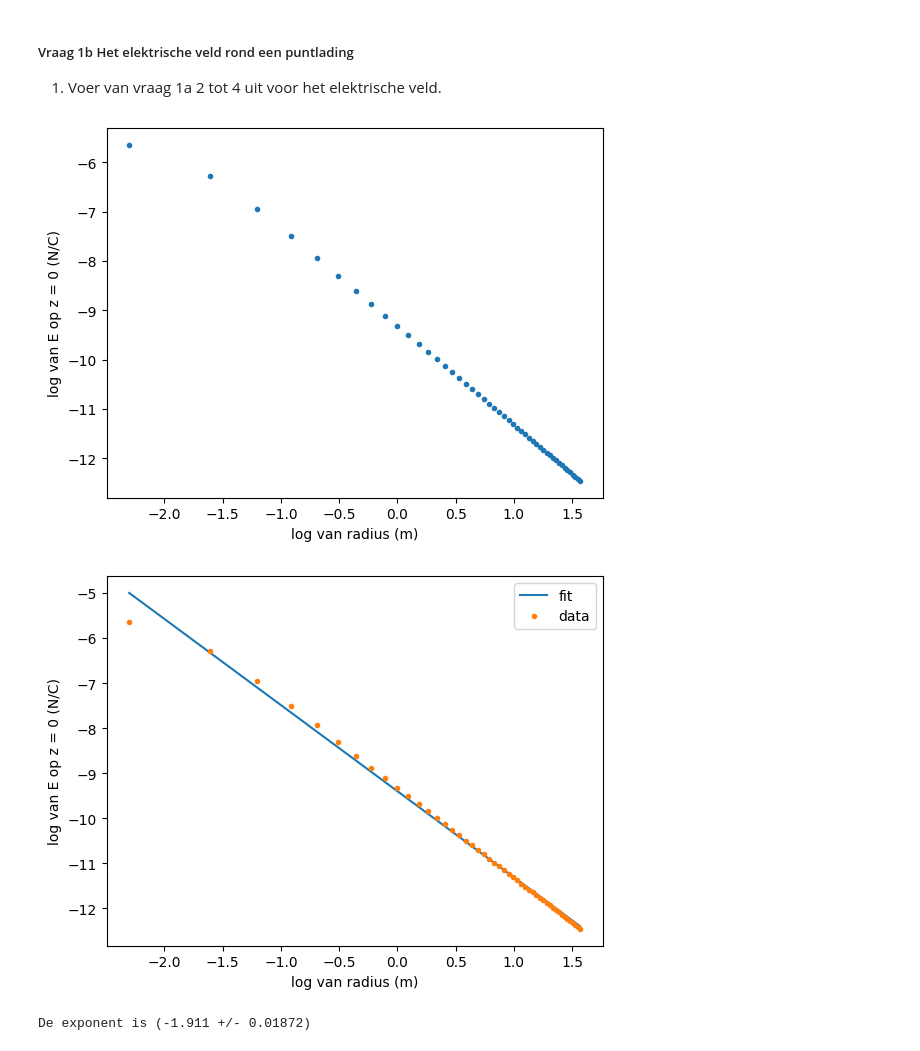
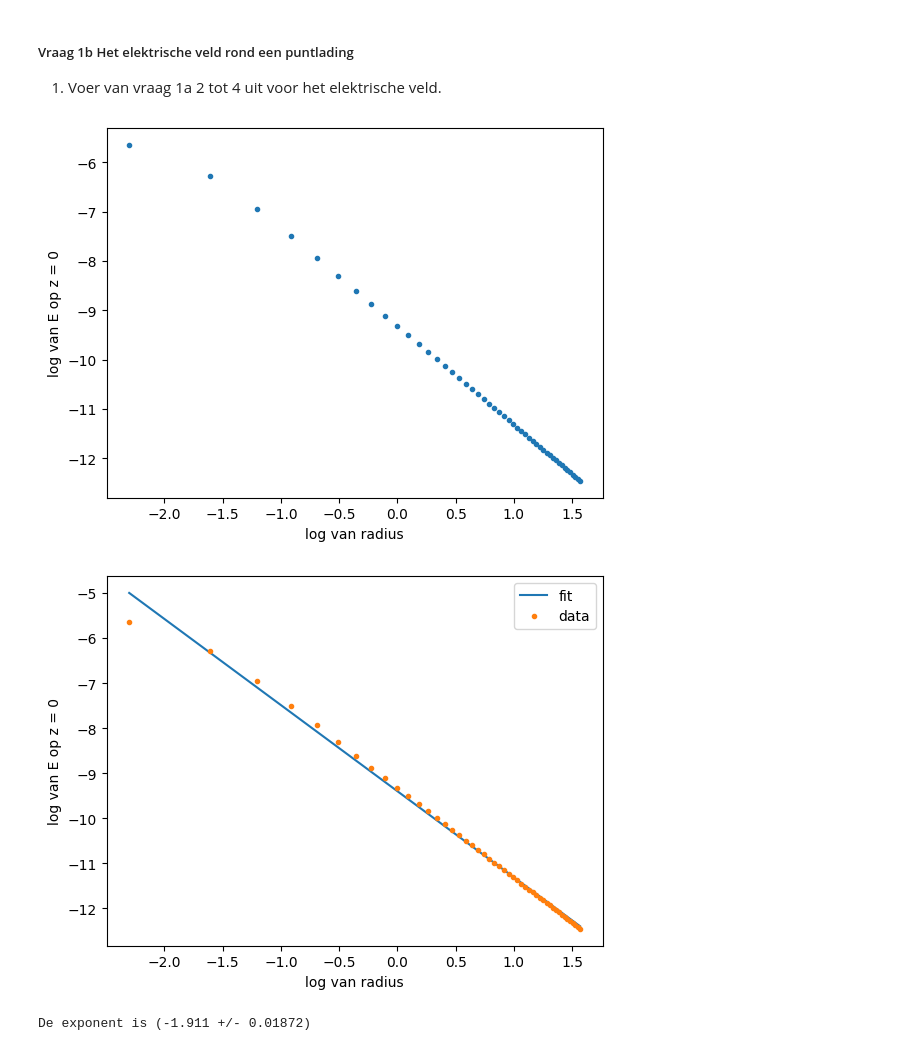
Before and after one commit to korne-Hoendervangers/opdrachten-DEF-D-KorneHoendervangers, a Jupyter notebook: DigitaleOntwerpopdrachten/1CondensatorOpdracht/CondensatorOntwerpopdracht.ipynb, the cells around one changed output. Saved outputs shown, nothing was run; the diff lists cells and outputs as text; code cells hidden in the pictures.

```diff
--- a/DigitaleOntwerpopdrachten/1CondensatorOpdracht/CondensatorOntwerpopdracht.ipynb
+++ b/DigitaleOntwerpopdrachten/1CondensatorOpdracht/CondensatorOntwerpopdracht.ipynb
@@ -158,15 +158,15 @@ De exponent is (-1.000 +/- 1.349e-16)
 # %%
 #Vraag 1a2:
 
 Eplot = normE[50, :]
 
 plt.figure()
 plt.plot(np.log(r_for_E), np.log(Eplot), '.')
-plt.xlabel("log van radius (m)")
-plt.ylabel("log van E op z = 0 (N/C)")
+plt.xlabel("log van radius")
+plt.ylabel("log van E op z = 0")
 plt.show()
 # %% [output]
-[figure, old version]
+[figure, new version]
 # %%
 vals1, covs1 = curve_fit(fit, np.log(r_for_E), np.log(Eplot))
 xtest1 = np.linspace(np.min(np.log(r_for_E)), np.max(np.log(r_for_E)), 500)
@@ -175,12 +175,12 @@ ytest1 = fit(xtest1, *vals1)
 plt.figure()
 plt.plot(xtest1, ytest1, label = 'fit')
 plt.plot(np.log(r_for_E), np.log(Eplot), '.', label = 'data')
-plt.xlabel("log van radius (m)")
-plt.ylabel("log van E op z = 0 (N/C)")
+plt.xlabel("log van radius")
+plt.ylabel("log van E op z = 0")
 plt.legend()
 plt.show()
 # %% [output]
-[figure, old version]
+[figure, new version]
 # %%
 #Bij de gebruikte fit is de exponent van r gelijk aan de helling van de lijn
 print(f"De exponent is ({vals1[0]:.3f} +/- {np.sqrt(covs1[0,0]):.4g})")
```
Also changed, not shown: parts of 4 cells of this notebook.
